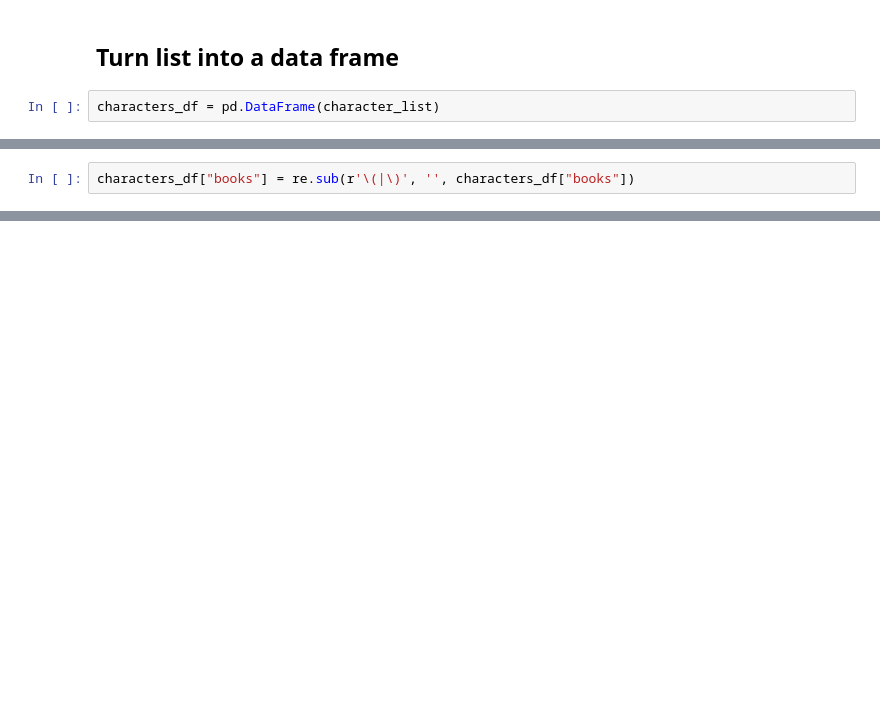
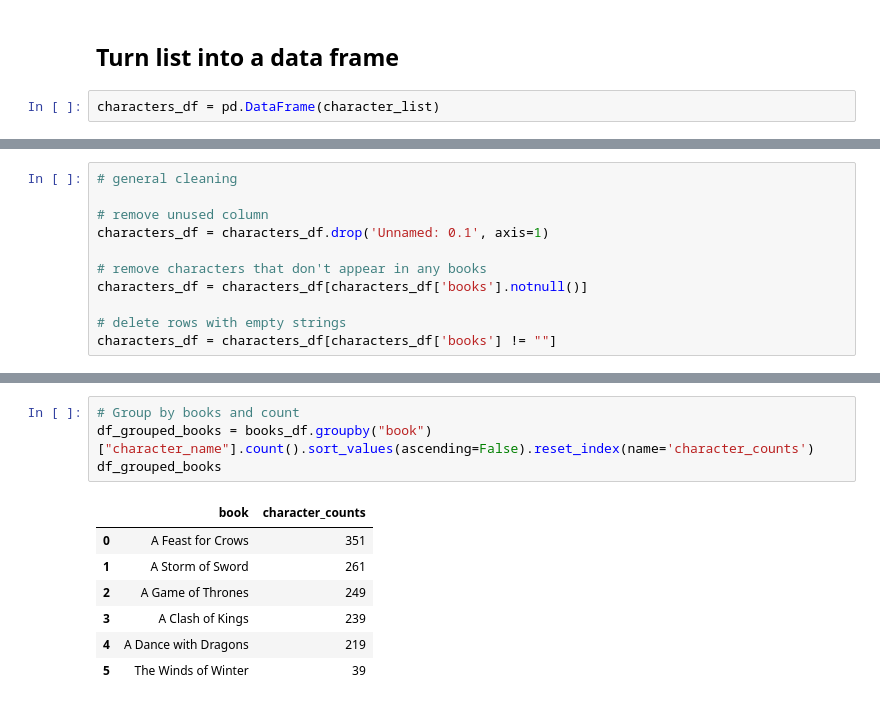
Before and after one commit to mariamorskovatykh/game_of_thrones_project, a Jupyter notebook: characters_scraping.ipynb, the cells around one changed output, grey strips where cells are left out. Saved outputs shown, nothing was run; the diff lists cells and outputs as text; blank space fills up the shorter version.

```diff
--- a/characters_scraping.ipynb
+++ b/characters_scraping.ipynb
@@ -164,2 +115,11 @@ array(['A Feast for Crows', nan, 'A Dance with Dragons',
 # %%
-characters_df["books"] = re.sub(r'\(|\)', '', characters_df["books"])
+# general cleaning
+
+# remove unused column
+characters_df = characters_df.drop('Unnamed: 0.1', axis=1)
+
+# remove characters that don't appear in any books
+characters_df = characters_df[characters_df['books'].notnull()]
+
+# delete rows with empty strings
+characters_df = characters_df[characters_df['books'] != ""]
@@ -167,0 +242,12 @@ TypeError: expected string or bytes-like object
+# %%
+# Group by books and count
+df_grouped_books = books_df.groupby("book")["character_name"].count().sort_values(ascending=False).reset_index(name='character_counts')
+df_grouped_books
+# %% [output]
+|  | book | character_counts |
+| 0 | A Feast for Crows | 351 |
+| 1 | A Storm of Sword | 261 |
+| 2 | A Game of Thrones | 249 |
+| 3 | A Clash of Kings | 239 |
+| 4 | A Dance with Dragons | 219 |
+| 5 | The Winds of Winter | 39 |
```
Also changed, not shown: parts of 25 cells of this notebook.
